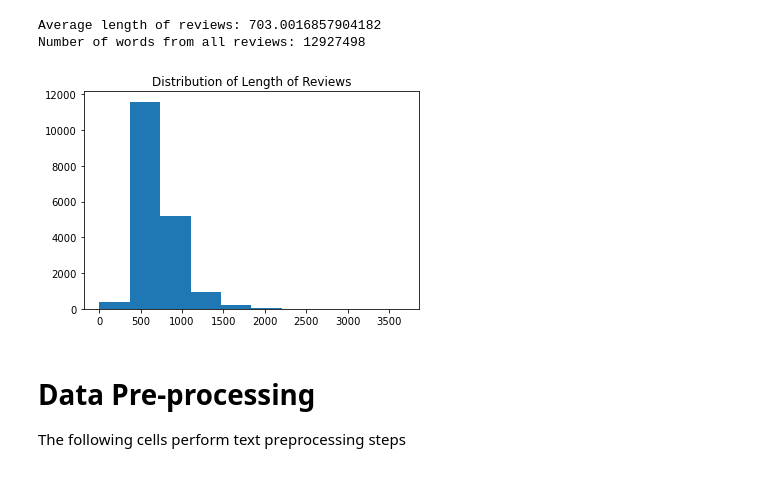
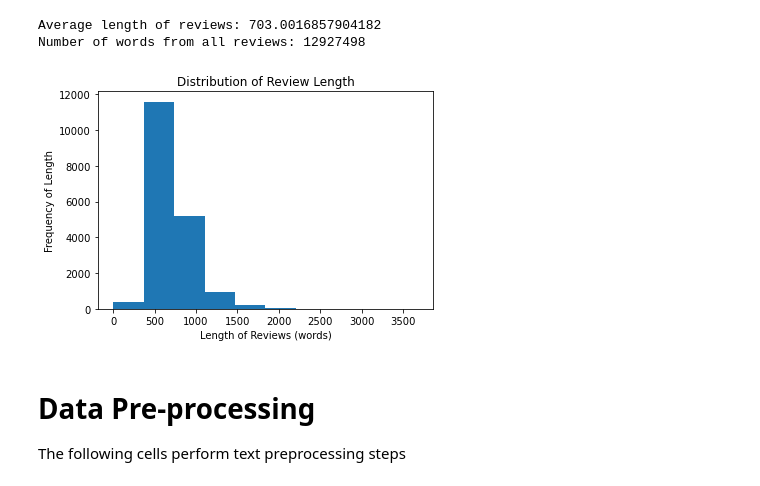
Before and after one commit to Lewy09-Tm25/Album-Reviews-Sentiment-Analysis, a Jupyter notebook: cleaning_eda.ipynb, the cells around one changed output. Saved outputs shown, nothing was run; the diff lists cells and outputs as text; code cells hidden in the pictures.

```diff
--- a/cleaning_eda.ipynb
+++ b/cleaning_eda.ipynb
@@ -149,10 +153,13 @@ print("Number of words from all reviews:",review_lengths.sum())
 Average length of reviews: 703.0016857904182
 Number of words from all reviews: 12927498
 # %%
-plt.hist(review_lengths);
-plt.title("Distribution of Length of Reviews");
+plt.hist(review_lengths)
+plt.title("Distribution of Review Length")
+plt.xlabel("Length of Reviews (words)")
+plt.ylabel("Frequency of Length")
+plt.savefig("images/Distribution of Review Length.png")
 # %% [output]
-[figure, old version]
+[figure, new version]
 # %% [markdown]
 # Data Pre-processing
 The following cells perform text preprocessing steps
```
Also changed, not shown: parts of 8 cells of this notebook, 5 other files.
